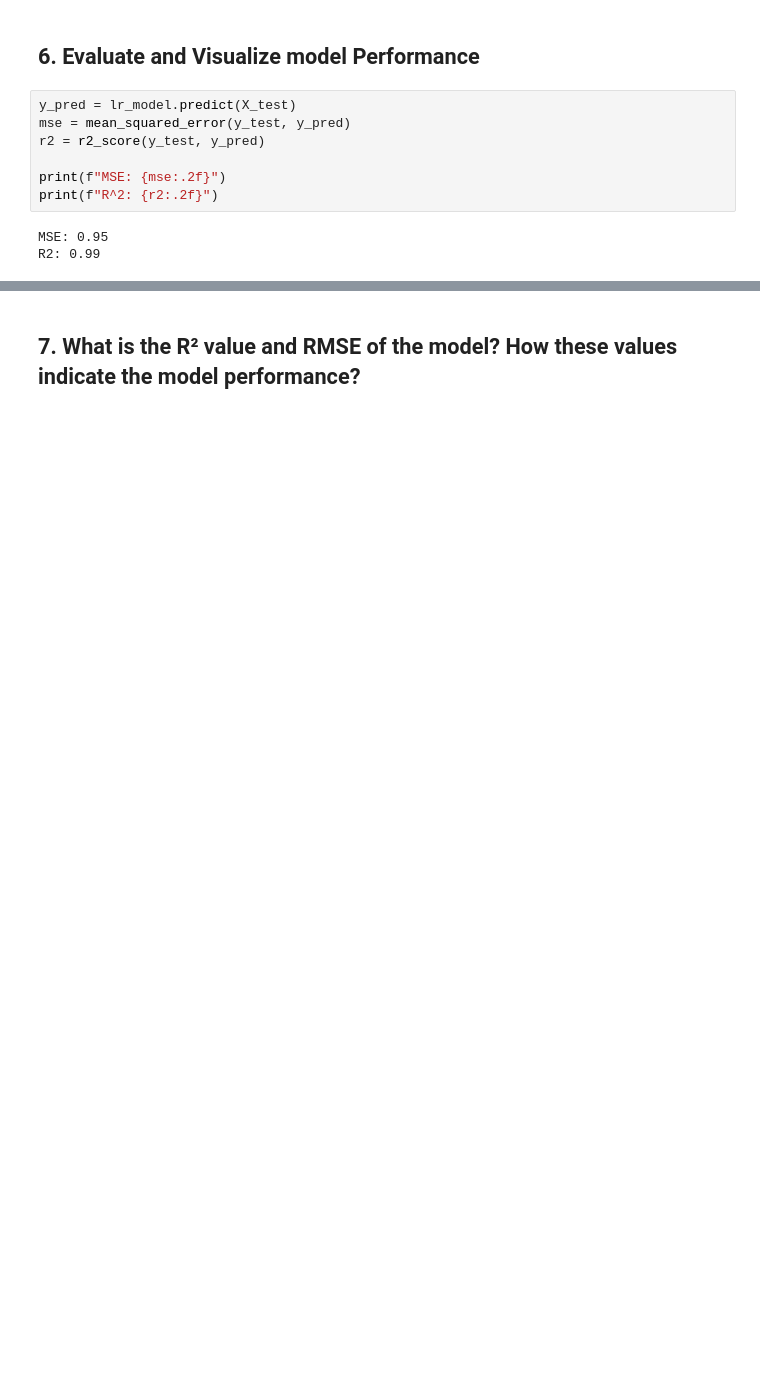
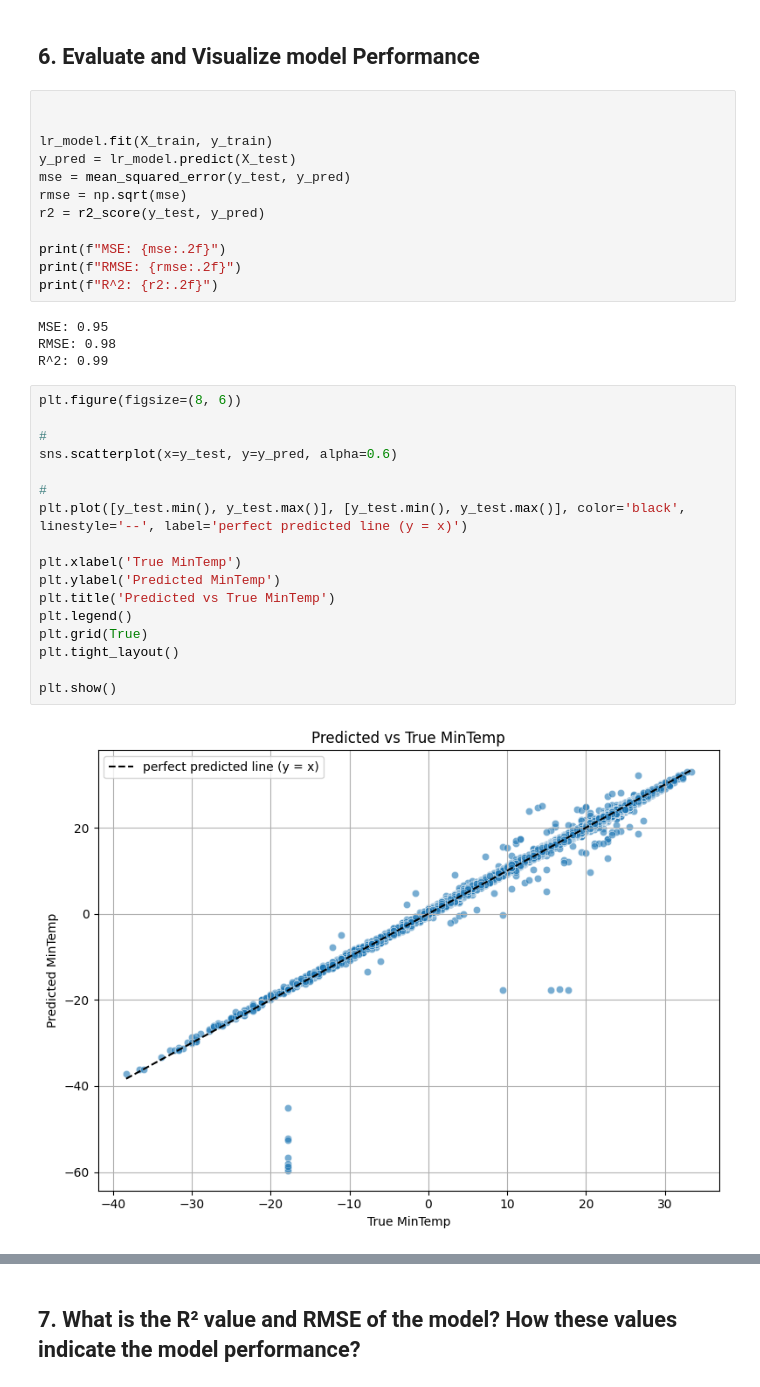
Before and after one commit to wyan170/Phase2_project, a Jupyter notebook: data-science/2. Machine Learning Project/part2_submission.ipynb, the cells around one changed output, grey strips where cells are left out. Saved outputs shown, nothing was run; the diff lists cells and outputs as text; blank space fills up the shorter version.

```diff
--- a/data-science/2. Machine Learning Project/part2_submission.ipynb
+++ b/data-science/2. Machine Learning Project/part2_submission.ipynb
@@ -389,12 +400,37 @@ lr_model.fit(X_train, y_train)
 # %% [markdown]
 ## 6. Evaluate and Visualize model Performance
 # %%
+
+
+lr_model.fit(X_train, y_train)
 y_pred = lr_model.predict(X_test)
 mse = mean_squared_error(y_test, y_pred)
+rmse = np.sqrt(mse)
 r2 = r2_score(y_test, y_pred)
 
 print(f"MSE: {mse:.2f}")
+print(f"RMSE: {rmse:.2f}")
 print(f"R^2: {r2:.2f}")
 # %% [output]
 MSE: 0.95
-R2: 0.99
+RMSE: 0.98
+R^2: 0.99
+# %%
+plt.figure(figsize=(8, 6))
+
+#
+sns.scatterplot(x=y_test, y=y_pred, alpha=0.6)
+
+#
+plt.plot([y_test.min(), y_test.max()], [y_test.min(), y_test.max()], color='black', linestyle='--', label='perfect predicted line (y = x)')
+
+plt.xlabel('True MinTemp')
+plt.ylabel('Predicted MinTemp')
+plt.title('Predicted vs True MinTemp')
+plt.legend()
+plt.grid(True)
+plt.tight_layout()
+
+plt.show()
+# %% [output]
+[figure, added]
```
Also changed, not shown: parts of 9 cells of this notebook.
